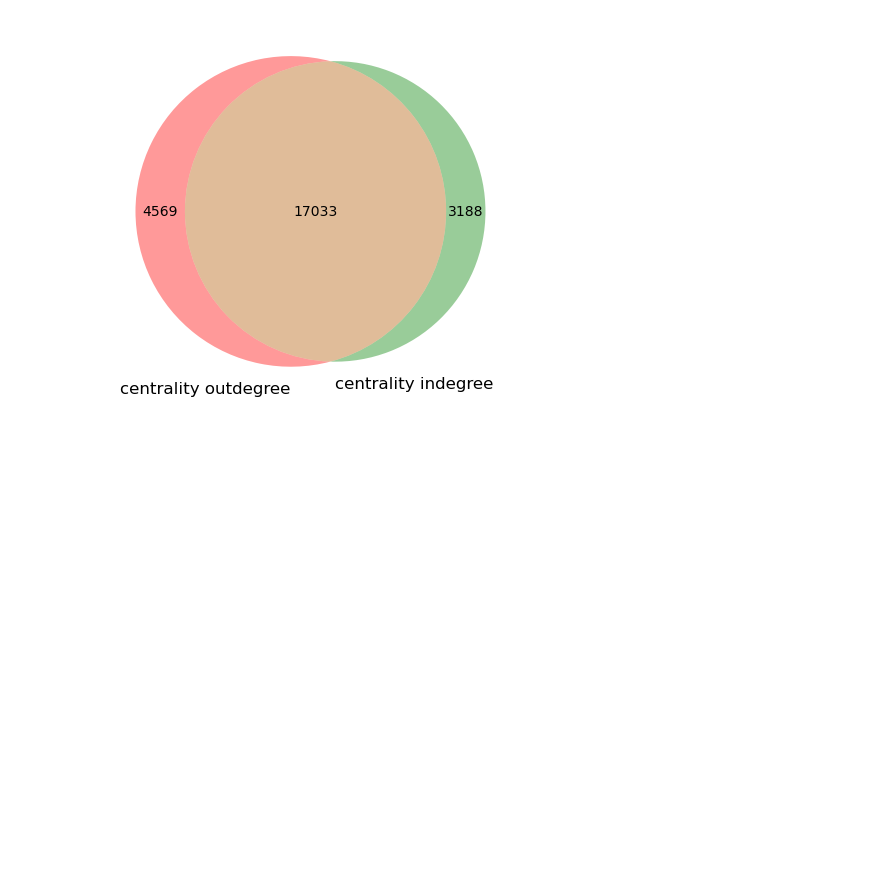
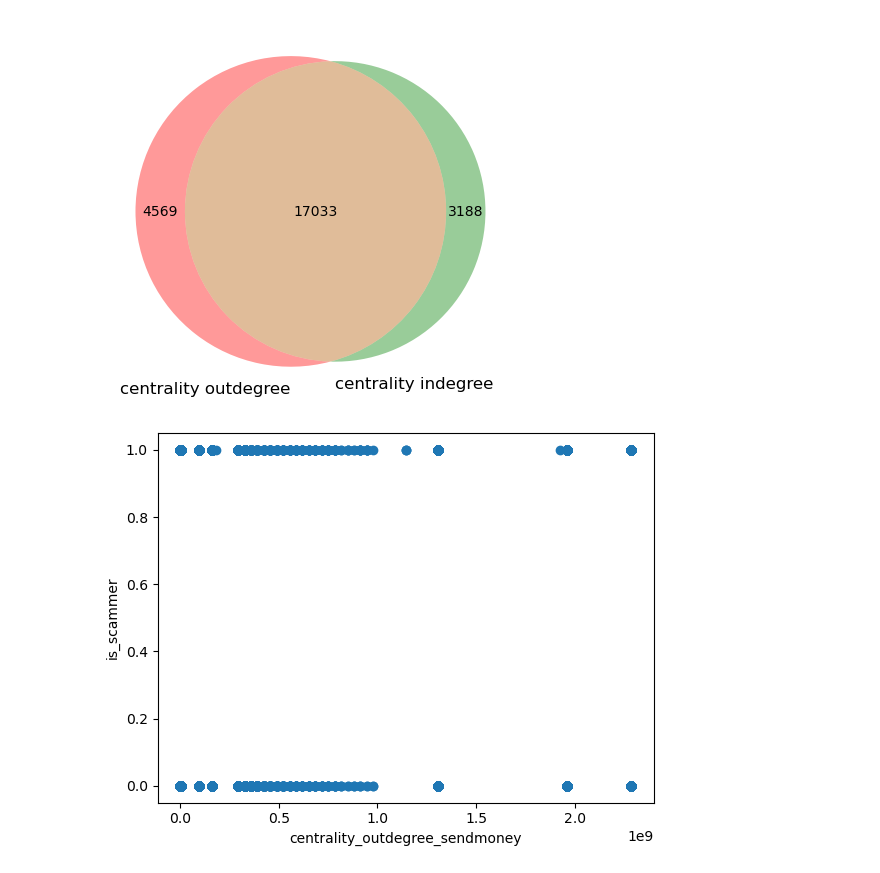
Before and after one commit to C23-FD-1/ml, a Jupyter notebook: EDA.ipynb, the cells around one changed output. Cells and saved outputs as stored; diff of their text form; code cells hidden in the pictures; blank space fills up the shorter version.

```diff
--- a/EDA.ipynb
+++ b/EDA.ipynb
@@ -1136,3 +1154,11 @@ venn2(subsets=(outdegree, indegree, outdegree_indegree),
 plt.show()
 # %% [output]
 [figure]
+# %%
+plt.scatter(df['centrality_outdegree_sendmoney'], df['is_scammer'])
+plt.xlabel('centrality_outdegree_sendmoney')
+plt.ylabel('is_scammer')
+
+plt.show()
+# %% [output]
+[figure, added]
```
Also changed, not shown: parts of 23 cells of this notebook.
